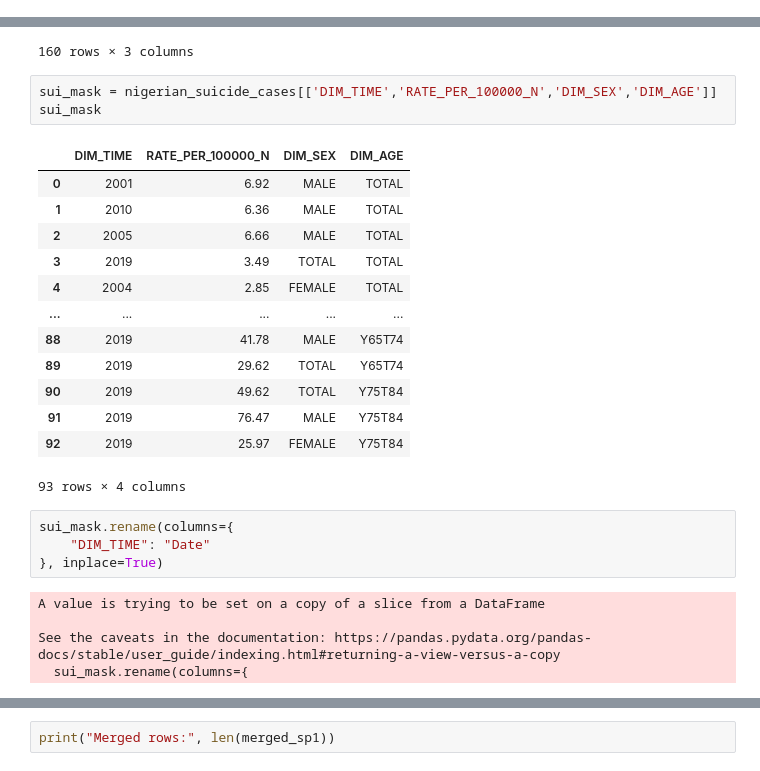
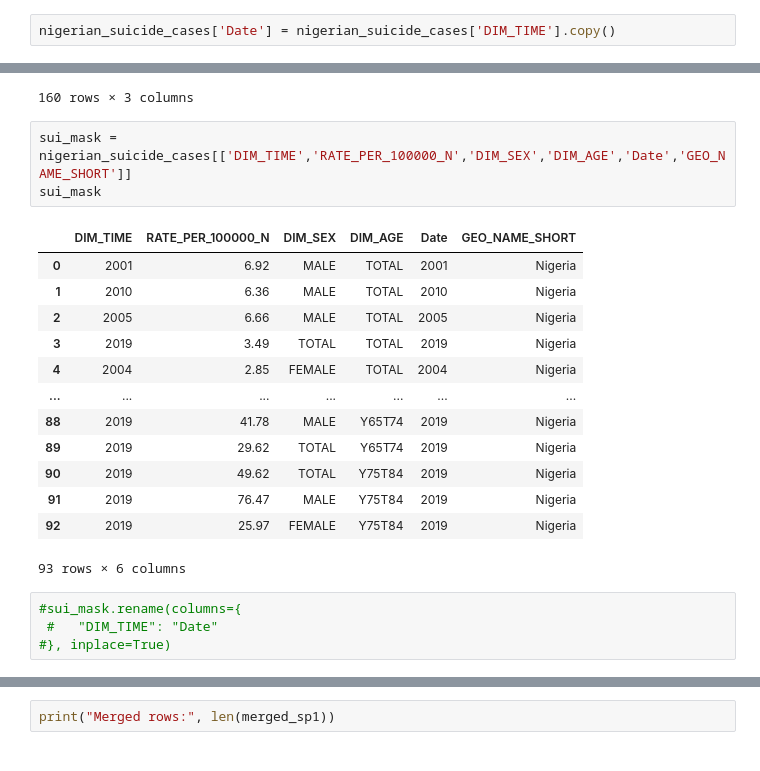
Before and after one commit to telehealthcareai/suicide-nigeria, a Jupyter notebook: DASHBOARD/explore/merged_suicide-poverty.ipynb, the cells around one changed output, grey strips where cells are left out. Cells and saved outputs as stored; diff of their text form.

```diff
--- a/DASHBOARD/explore/merged_suicide-poverty.ipynb
+++ b/DASHBOARD/explore/merged_suicide-poverty.ipynb
@@ -34,6 +35,8 @@ len(poverty_data), len(nigerian_suicide_cases)
 # %%
 #drop "unamed 0" column
 nigerian_suicide_cases.drop(columns=['Unnamed: 0'], inplace=True)
+# %%
+nigerian_suicide_cases['Date'] = nigerian_suicide_cases['DIM_TIME'].copy()
 # %%
 print(sorted(nigerian_suicide_cases["DIM_TIME"].unique()))
 # %% [output]
@@ -90,31 +93,26 @@ pov_mask
 | 159 | Urban | 2010 | 34.1 |
 160 rows × 3 columns
 # %%
-sui_mask = nigerian_suicide_cases[['DIM_TIME','RATE_PER_100000_N','DIM_SEX','DIM_AGE']]
+sui_mask = nigerian_suicide_cases[['DIM_TIME','RATE_PER_100000_N','DIM_SEX','DIM_AGE','Date','GEO_NAME_SHORT']]
 sui_mask
 # %% [output]
-|  | DIM_TIME | RATE_PER_100000_N | DIM_SEX | DIM_AGE |
-| 0 | 2001 | 6.92 | MALE | TOTAL |
-| 1 | 2010 | 6.36 | MALE | TOTAL |
-| 2 | 2005 | 6.66 | MALE | TOTAL |
-| 3 | 2019 | 3.49 | TOTAL | TOTAL |
-| 4 | 2004 | 2.85 | FEMALE | TOTAL |
-| ... | ... | ... | ... | ... |
-| 88 | 2019 | 41.78 | MALE | Y65T74 |
-| 89 | 2019 | 29.62 | TOTAL | Y65T74 |
-| 90 | 2019 | 49.62 | TOTAL | Y75T84 |
-| 91 | 2019 | 76.47 | MALE | Y75T84 |
-| 92 | 2019 | 25.97 | FEMALE | Y75T84 |
+|  | DIM_TIME | RATE_PER_100000_N | DIM_SEX | DIM_AGE | Date | GEO_NAME_SHORT |
+| 0 | 2001 | 6.92 | MALE | TOTAL | 2001 | Nigeria |
+| 1 | 2010 | 6.36 | MALE | TOTAL | 2010 | Nigeria |
+| 2 | 2005 | 6.66 | MALE | TOTAL | 2005 | Nigeria |
+| 3 | 2019 | 3.49 | TOTAL | TOTAL | 2019 | Nigeria |
+| 4 | 2004 | 2.85 | FEMALE | TOTAL | 2004 | Nigeria |
+| ... | ... | ... | ... | ... | ... | ... |
+| 88 | 2019 | 41.78 | MALE | Y65T74 | 2019 | Nigeria |
+| 89 | 2019 | 29.62 | TOTAL | Y65T74 | 2019 | Nigeria |
+| 90 | 2019 | 49.62 | TOTAL | Y75T84 | 2019 | Nigeria |
+| 91 | 2019 | 76.47 | MALE | Y75T84 | 2019 | Nigeria |
+| 92 | 2019 | 25.97 | FEMALE | Y75T84 | 2019 | Nigeria |
-93 rows × 4 columns
+93 rows × 6 columns
 # %%
-sui_mask.rename(columns={
-    "DIM_TIME": "Date"
-}, inplace=True)
+#sui_mask.rename(columns={
+ #   "DIM_TIME": "Date"
+#}, inplace=True)
-# %% [output]
-A value is trying to be set on a copy of a slice from a DataFrame
-
-See the caveats in the documentation: https://pandas.pydata.org/pandas-docs/stable/user_guide/indexing.html#returning-a-view-versus-a-copy
-  sui_mask.rename(columns={
 # %%
 # Merge sui_mask and pov_mask data
 
```
Also changed, not shown: parts of 12 cells of this notebook.
